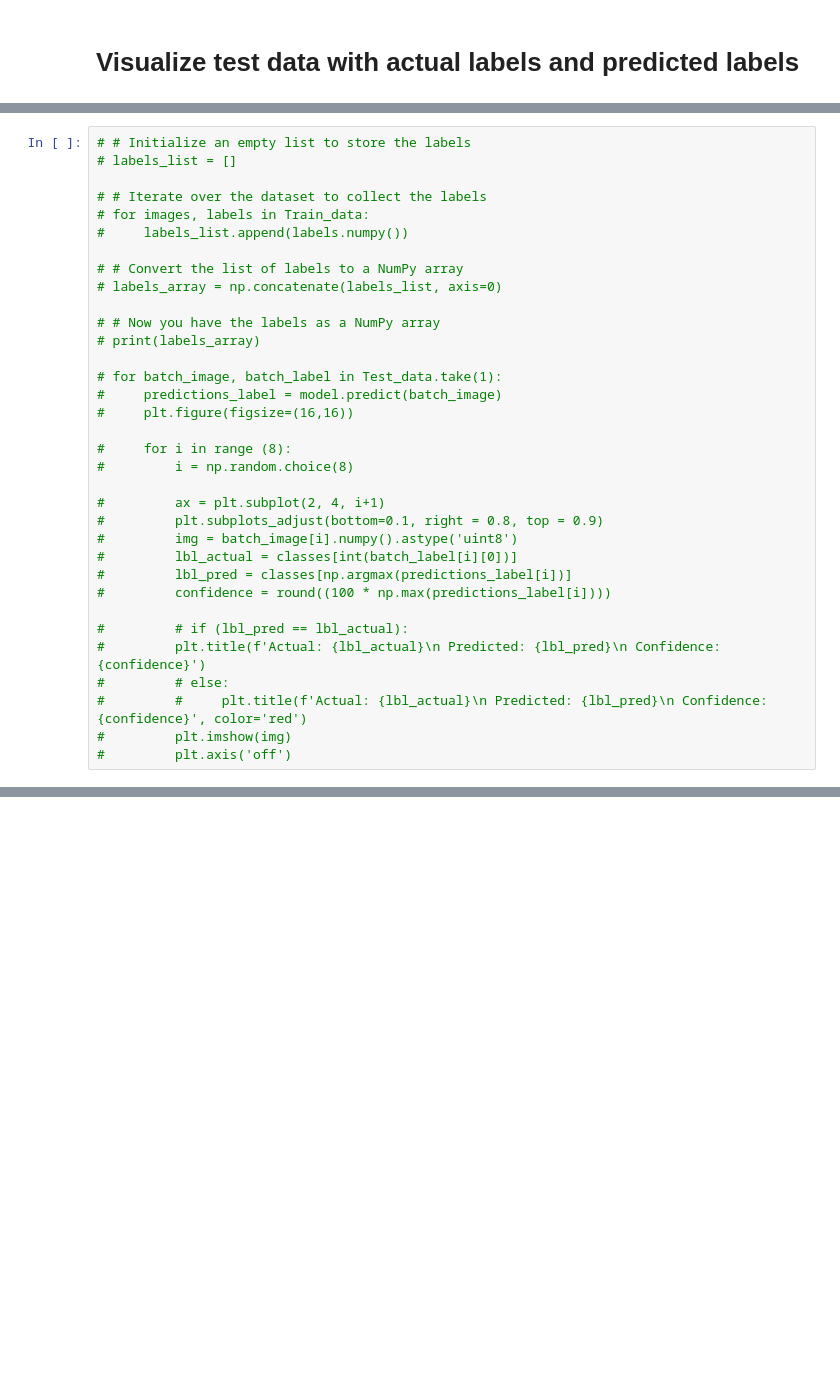
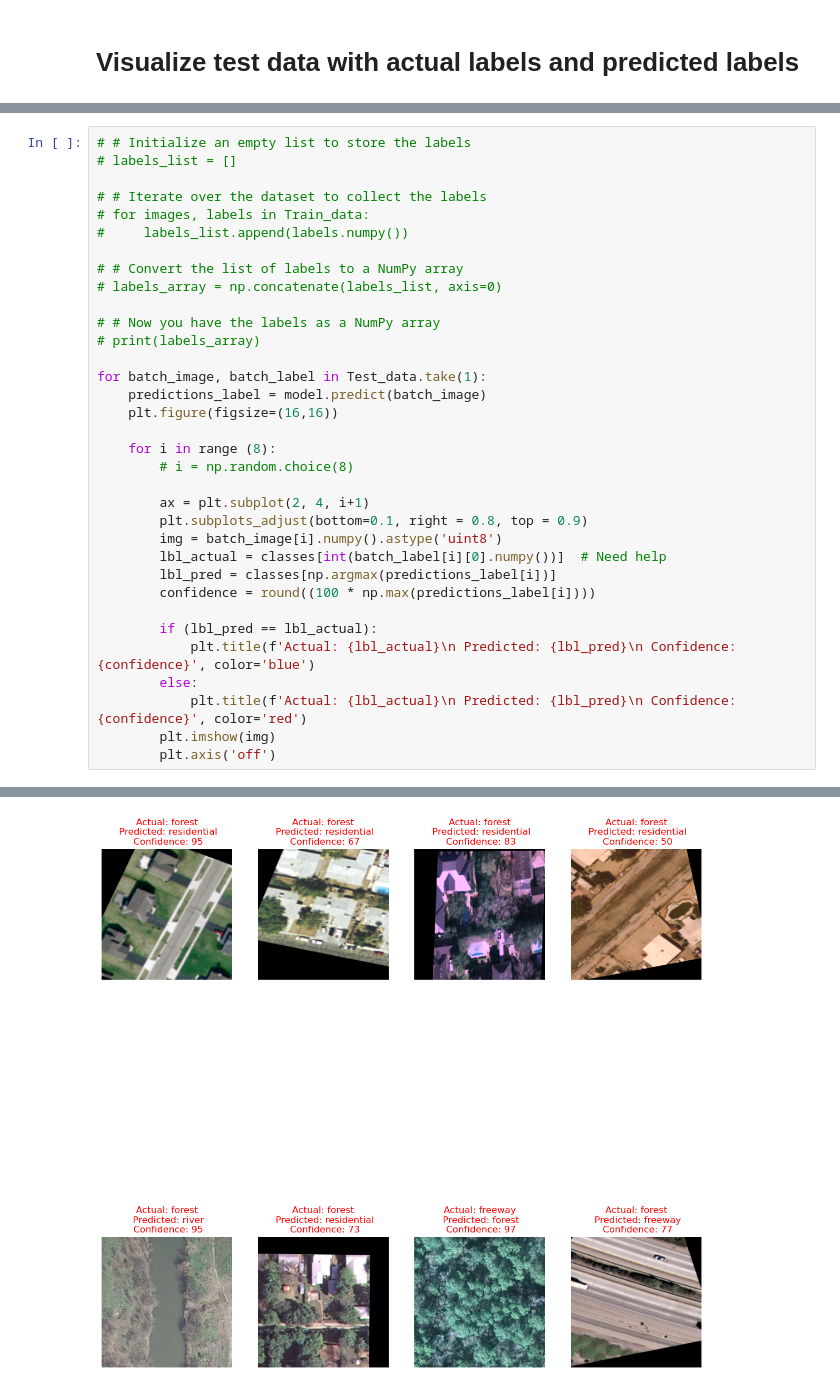
Before and after one commit to ShudanZ/Image-classification-, a Jupyter notebook: image_classification2.ipynb, the cells around one changed output, grey strips where cells are left out. Cells and saved outputs as stored; diff of their text form; blank space fills up the shorter version.

```diff
--- a/image_classification2.ipynb
+++ b/image_classification2.ipynb
@@ -226,23 +264,24 @@ Test accuracy: 95.8
 # # Now you have the labels as a NumPy array
 # print(labels_array)
 
-# for batch_image, batch_label in Test_data.take(1):
-#     predictions_label = model.predict(batch_image)
-#     plt.figure(figsize=(16,16))
+for batch_image, batch_label in Test_data.take(1):
+    predictions_label = model.predict(batch_image)
+    plt.figure(figsize=(16,16))
 
-#     for i in range (8):
-#         i = np.random.choice(8)
+    for i in range (8):
+        # i = np.random.choice(8)
 
-#         ax = plt.subplot(2, 4, i+1)
-#         plt.subplots_adjust(bottom=0.1, right = 0.8, top = 0.9)
-#         img = batch_image[i].numpy().astype('uint8')
-#         lbl_actual = classes[int(batch_label[i][0])]
-#         lbl_pred = classes[np.argmax(predictions_label[i])]
-#         confidence = round((100 * np.max(predictions_label[i])))
+        ax = plt.subplot(2, 4, i+1)
+        plt.subplots_adjust(bottom=0.1, right = 0.8, top = 0.9)
+        img = batch_image[i].numpy().astype('uint8')
+        lbl_actual = classes[int(batch_label[i][0].numpy())]  # Need help
+        lbl_pred = classes[np.argmax(predictions_label[i])]
+        confidence = round((100 * np.max(predictions_label[i])))
 
-#         # if (lbl_pred == lbl_actual):
-#         plt.title(f'Actual: {lbl_actual}\n Predicted: {lbl_pred}\n Confidence: {confidence}')
-#         # else:
-#         #     plt.title(f'Actual: {lbl_actual}\n Predicted: {lbl_pred}\n Confidence: {confidence}', color='red')
-#         plt.imshow(img)
-#         plt.axis('off')
+        if (lbl_pred == lbl_actual):
+            plt.title(f'Actual: {lbl_actual}\n Predicted: {lbl_pred}\n Confidence: {confidence}', color='blue')
+        else:
+            plt.title(f'Actual: {lbl_actual}\n Predicted: {lbl_pred}\n Confidence: {confidence}', color='red')
+        plt.imshow(img)
+        plt.axis('off')
+# %% [output]
@@ -248,0 +289 @@ Test accuracy: 95.8
+[figure, added]
```
Also changed, not shown: parts of 10 cells of this notebook.
